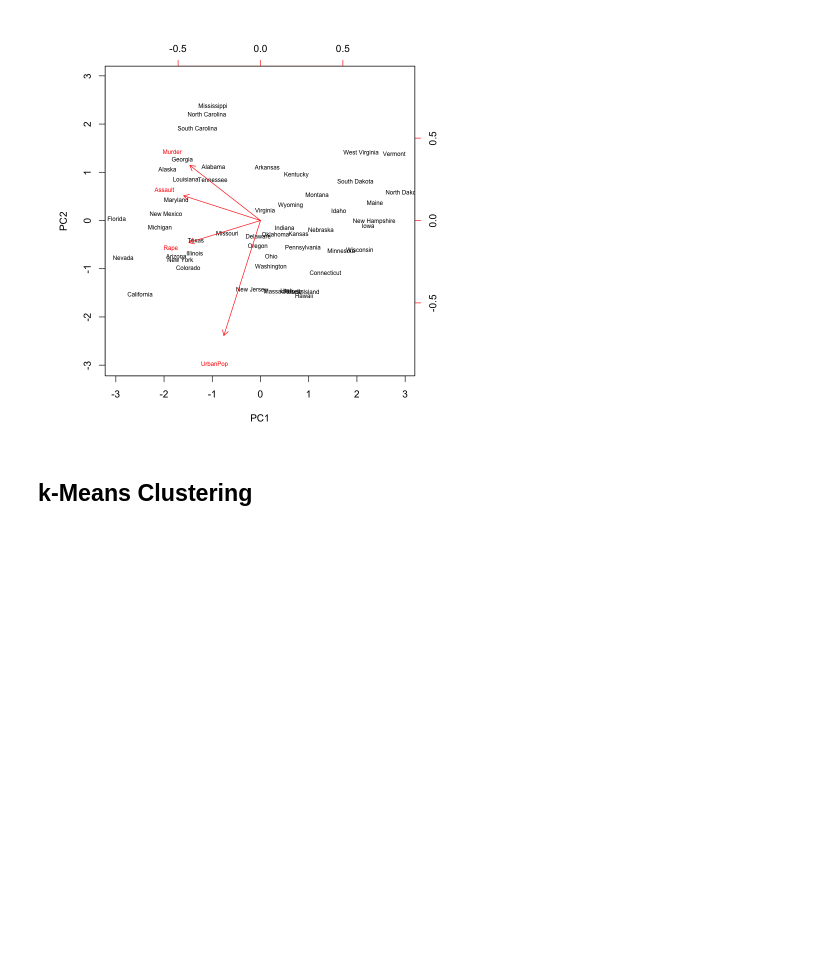
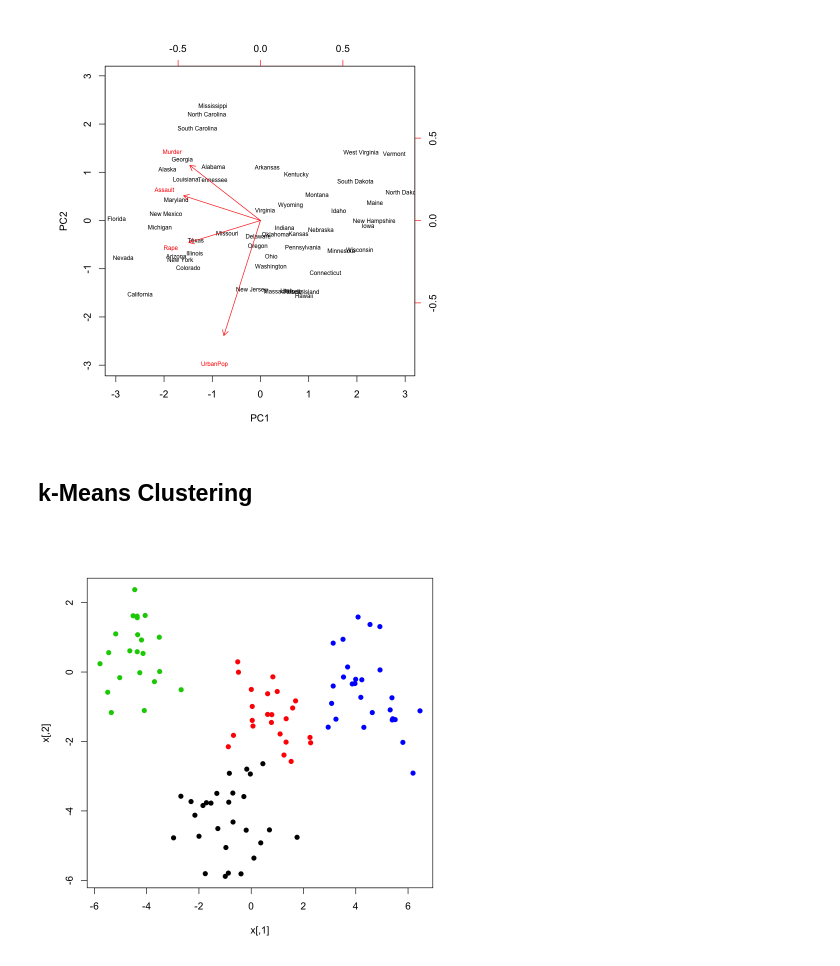
Before and after one commit to felixm3/coursework-workshops-bootcamps-lectures-etc, a Jupyter notebook: ISLR-v2/220606_R_Cap12_Unsupervised_Learning.ipynb, the cells around one changed output. Drawn from its saved outputs; the diff is of its cells as text; code cells hidden in the pictures; blank space fills up the shorter version.

```diff
--- a/ISLR-v2/220606_R_Cap12_Unsupervised_Learning.ipynb
+++ b/ISLR-v2/220606_R_Cap12_Unsupervised_Learning.ipynb
@@ -135,3 +135,14 @@ biplot(pca.out, scale = 0, cex = 0.6)
 [figure]
 # %% [markdown]
 ## k-Means Clustering
+# %%
+# create random 2D data
+
+set.seed(103)
+x <- matrix(rnorm(100*2), nrow = 100, ncol = 2)
+xmean <- matrix(rnorm(8, sd = 4), nrow = 4, ncol = 2) # centers of the 4 clusters
+which_clust <- sample(1:4, 100, replace = TRUE) # randomly assign the 100 pts to the 4 clusters
+x <- x + xmean[which_clust, ] # create the dataset
+plot(x, col = which_clust, pch = 19)
+# %% [output]
+[figure, added]
```
Also changed, not shown: parts of 2 cells of this notebook.
